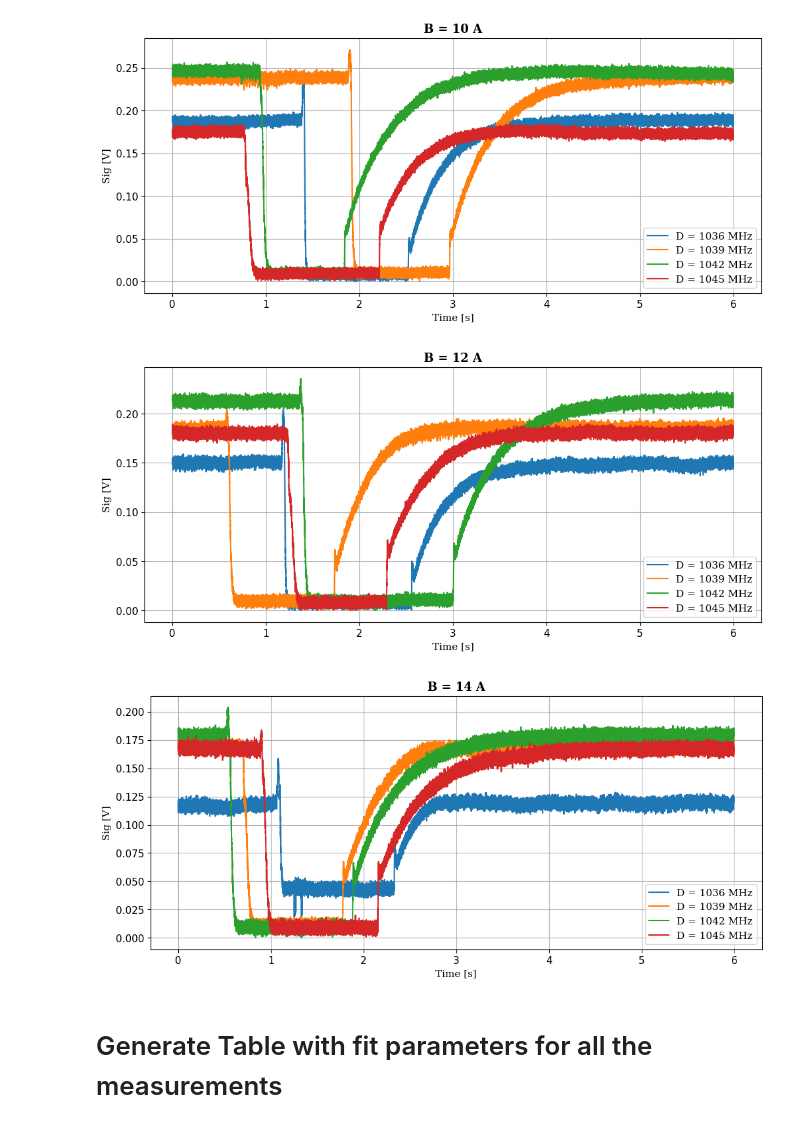
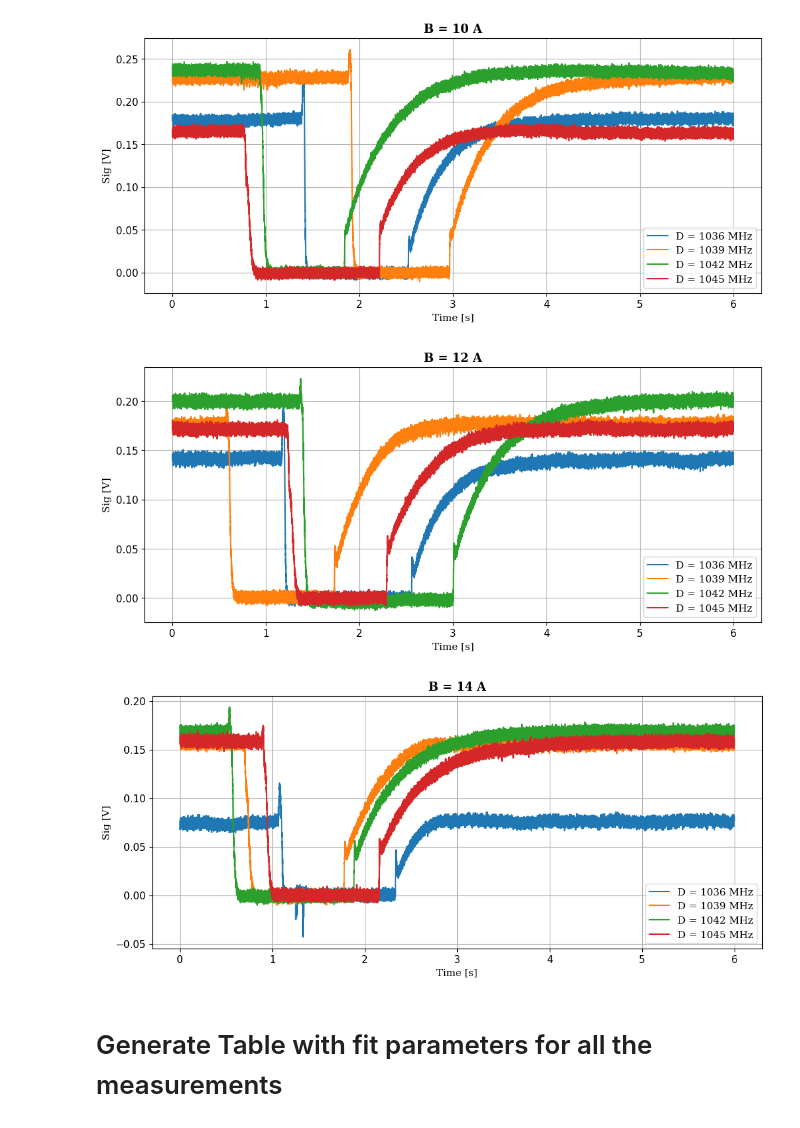
Before and after one commit to Leonardo-Razzai/automatic_measures, a Jupyter notebook: MOT_detuning_oscilloscope/Data/varying_B_and_D/data_analysis.ipynb, the cells around one changed output. Cells and saved outputs as stored; diff of their text form; code cells hidden in the pictures.

```diff
--- a/MOT_detuning_oscilloscope/Data/varying_B_and_D/data_analysis.ipynb
+++ b/MOT_detuning_oscilloscope/Data/varying_B_and_D/data_analysis.ipynb
@@ -40,5 +40,7 @@ for B in B_vals:
 # %%
 i = 0
+DATA_FOR_FIT =[]
+
 for B in B_vals:
   _, ax = plt.subplots(1, 1, figsize=(12, 5))
   ax.set_title(f'B = {B} A', fontdict=title_font)
@@ -47,7 +49,13 @@ for B in B_vals:
     i += 1
     x_data = df['Time [s]'].to_numpy()
     y_data = df['Sig [V]'].to_numpy()
-    y_data = y_data - np.min(y_data)
+    if B != 12 or D != 1036:
+      y_data = y_data - np.mean(y_data[-100:])
+    else:
+      index_mean = (x_data < 2.4) * (x_data > 1.6)
+      y_data = y_data - np.mean(y_data[index_mean])
+
+    DATA_FOR_FIT.append((x_data, y_data))
 
     N = len(x_data)
     ax.plot(x_data[:N//2], y_data[:N//2], label=f'D = {D} MHz')
@@ -62,6 +70,6 @@ for B in B_vals:
-[figure, old version]
+[figure, new version]
-[figure, old version]
+[figure, new version]
-[figure, old version]
+[figure, new version]
 # %%
 from scipy.optimize import curve_fit
 
```
Also changed, not shown: parts of 13 cells of this notebook.
